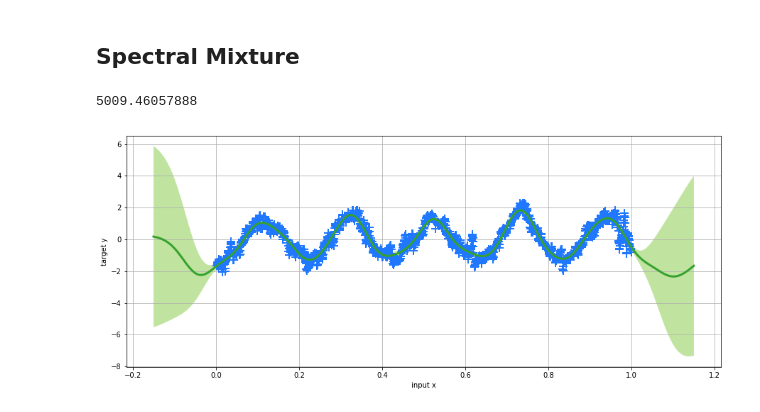
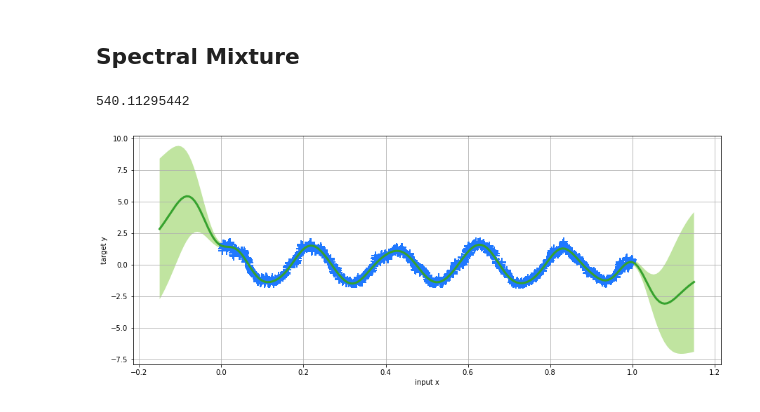
Before and after one commit to rodrigcd/DissolvedOxygenPrediction, a Jupyter notebook: gaussian_process-pygps.ipynb, the cells around one changed output. Saved outputs shown, nothing was run; the diff lists cells and outputs as text; code cells hidden in the pictures.

```diff
--- a/gaussian_process-pygps.ipynb
+++ b/gaussian_process-pygps.ipynb
@@ -212,18 +212,18 @@ plot_mean_std(test_days, ym, np.sqrt(ys2), test_target)
 # %%
 SM_model = pyGPs.GPR()
 
 SM_kernel = pyGPs.cov.SM(Q=5, D=1)
 #SM_kernel.initSMhypers(train_days, train_target)
 SM_model.setPrior(kernel = SM_kernel)
 hyp = SM_model.covfunc.hyp.tolist()
 SM_kernel = pyGPs.cov.SM(Q=5, hyps=hyp) + pyGPs.cov.Const()
 SM_model.setPrior(kernel = SM_kernel)
 #print(type(SM_model.covfunc.hyp))
-SM_model.getPosterior(train_days, train_target)
+SM_model.getPosterior(train_days, train_input[:,1])
 SM_model.predict(extend_train_days)
 print(SM_model.nlZ)
 SM_model.plot()
 # %% [output]
-5009.46057888
+540.11295442
-[figure, old version]
+[figure, new version]
 # %%
```
Also changed, not shown: parts of 2 cells of this notebook, 6 other files.
